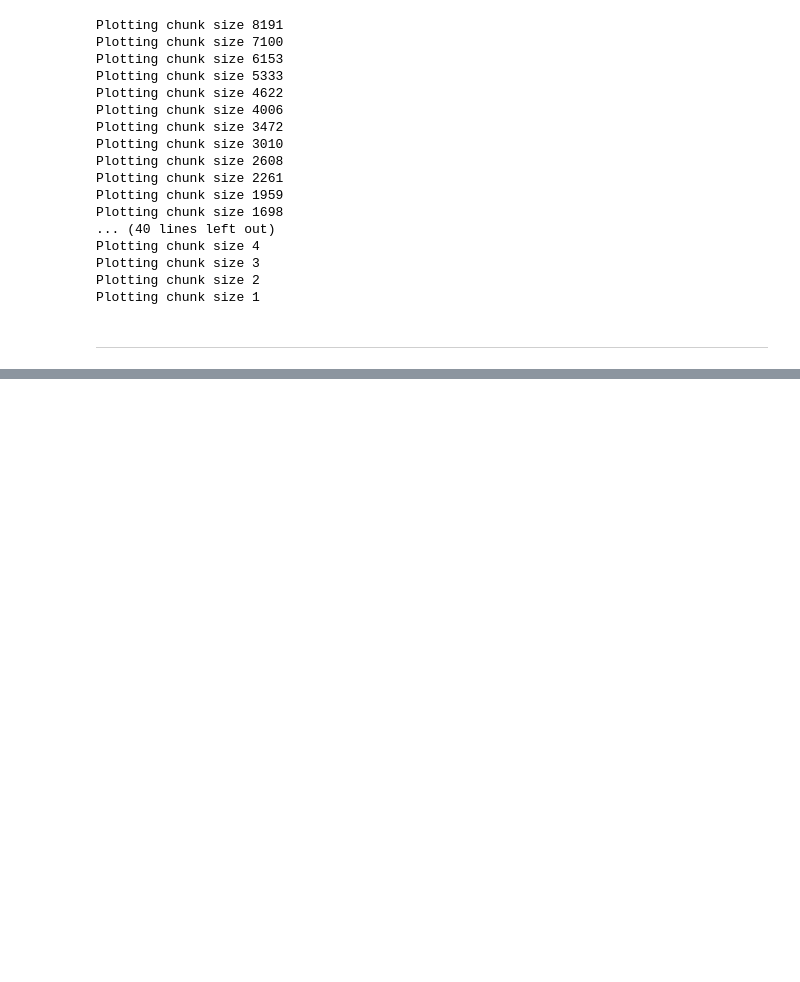
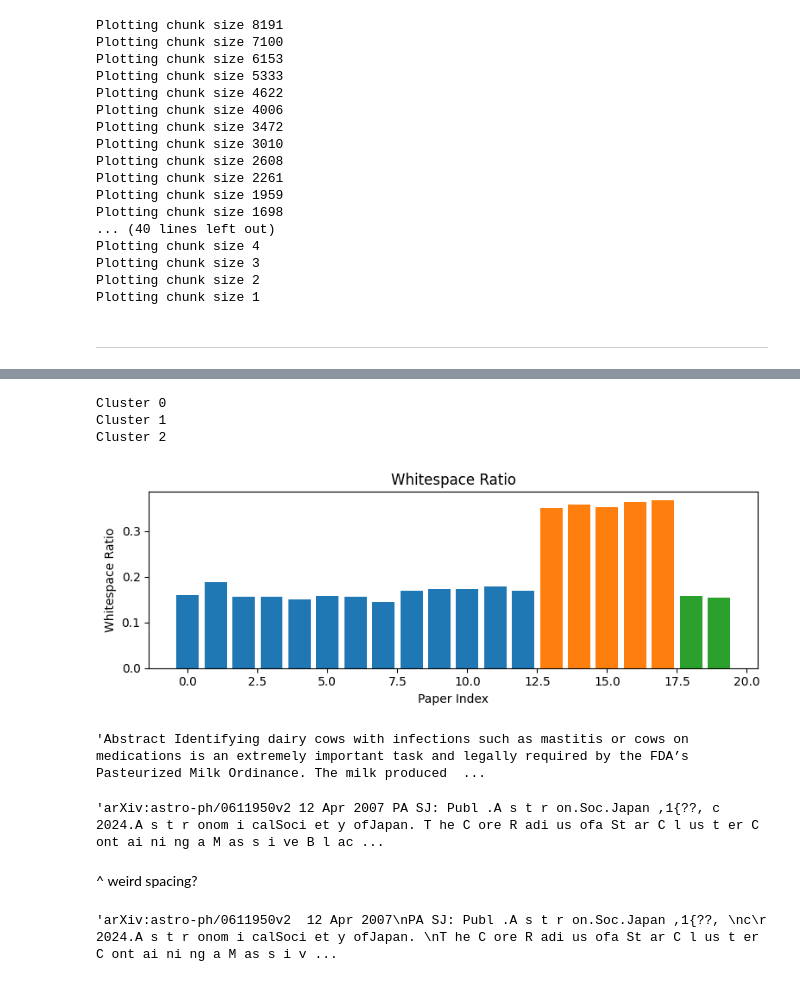
Before and after one commit to tobiaswuerth/rolling_embedding, a Jupyter notebook: playground_7_rolling_embedding.ipynb, the cells around one changed output, grey strips where cells are left out. Drawn from its saved outputs; the diff is of its cells as text; code cells hidden in the pictures; blank space fills up the shorter version.

```diff
--- a/playground_7_rolling_embedding.ipynb
+++ b/playground_7_rolling_embedding.ipynb
@@ -513,0 +507,20 @@ Cluster 0 examples:
+# %%
+from collections import Counter
+
+wordcounts = [
+    [
+        Counter(text)
+        for pi, text in enumerate(papers)
+        if pi in np.where(labels == i)[0]
+    ]
+    for i in range(N)
+]
+
+for wclist in wordcounts:
+    for wc in wclist:
+        print(wc.most_common()[:5])
+    print("---")
+
+wordcounts_flat = []
+for list in wordcounts:
+    wordcounts_flat.extend(list)
@@ -513,0 +545,54 @@ Cluster 0 examples:
+# %%
+papers = papers_cow + papers_blackhole
+
+import matplotlib
+import matplotlib.pyplot as plt
+colormap = matplotlib.colormaps['tab10']
+
+colors = []
+values = []
+
+for cluster_id in range(N):
+    idx = np.where(labels == cluster_id)[0]
+    print(f'Cluster {cluster_id}')
+    for pi, paper in enumerate(papers):
+        if pi in idx:
+            wc = Counter(paper)
+            cc = len(paper)
+            whitespace = wc.most_common()[0][1]
+            whitespace_ratio = whitespace/cc
+            colors.append(colormap(cluster_id))
+            values.append(whitespace_ratio)
+
+
+plt.figure(figsize=(8, 3))
+plt.bar(range(len(values)), values, color=colors)
+plt.xlabel('Paper Index')
+plt.ylabel('Whitespace Ratio')
+plt.title('Whitespace Ratio')
+plt.tight_layout()
+plt.show()
+# %% [output]
+Cluster 0
+Cluster 1
+Cluster 2
+[figure, added]
+# %%
+papers[1]
+# %% [output]
+'Abstract Identifying dairy cows with infections such as mastitis or cows on medications is an extremely important task and legally required by the FDA’s Pasteurized Milk Ordinance. The milk produced  ...
+# %%
+papers[11]
+# %% [output]
+'arXiv:astro-ph/0611950v2 12 Apr 2007 PA SJ: Publ .A s t r on.Soc.Japan ,1{??, c 2024.A s t r onom i calSoci et y ofJapan. T he C ore R adi us ofa St ar C l us t er C ont ai ni ng a M as s i ve B l ac ...
+# %% [markdown]
+^ weird spacing?
+# %%
+from pypdf import PdfReader
+reader = PdfReader('./arxiv_downloads/astro-ph_0611950v2.The_core_radius_of_a_star_cluster_containing_a_massive_black_hole.pdf')
+text = ""
+for page in reader.pages:
+    text += page.extract_text()
+text
+# %% [output]
+'arXiv:astro-ph/0611950v2  12 Apr 2007\nPA SJ: Publ .A s t r on.Soc.Japan ,1{??, \nc\r 2024.A s t r onom i calSoci et y ofJapan. \nT he C ore R adi us ofa St ar C l us t er C ont ai ni ng a M as s i v ...
```
Also changed, not shown: parts of 6 cells of this notebook, 1 other file.
